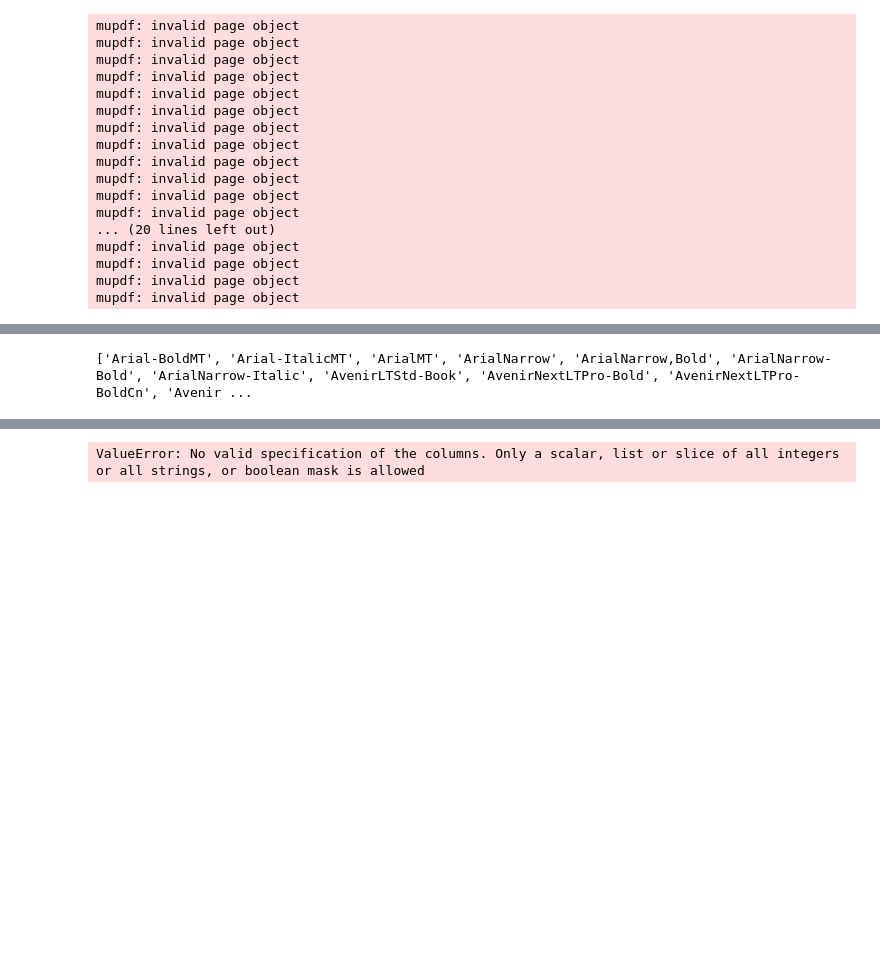
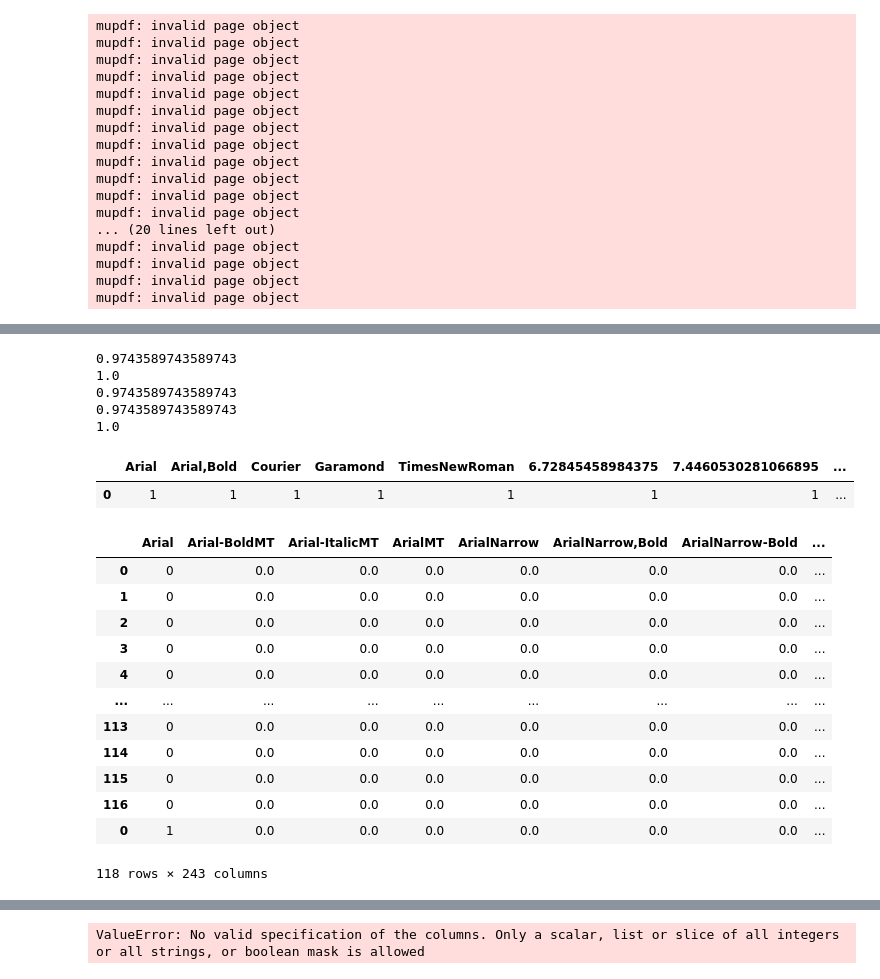
Before and after one commit to ak4728/proposal-automation, a Jupyter notebook: resumeClassifier.ipynb, the cells around one changed output, grey strips where cells are left out. Drawn from its saved outputs; the diff is of its cells as text; code cells hidden in the pictures; blank space fills up the shorter version.

Commit message:
upd classifier

```diff
--- a/resumeClassifier.ipynb
+++ b/resumeClassifier.ipynb
@@ -124,0 +139,40 @@ ml_data = ml_data.drop(columns=['name','fonts','size','color','body'])
+# %%
+from sklearn.feature_extraction.text import TfidfVectorizer
+from sklearn.model_selection import train_test_split
+from sklearn import tree
+from sklearn.ensemble import RandomForestClassifier
+from sklearn import svm
+from sklearn.naive_bayes import BernoulliNB
+from sklearn.naive_bayes import GaussianNB
+
+# Using Decision Tree Classifier on the data
+dtclf = tree.DecisionTreeClassifier()
+dtclf = dtclf.fit(resumes_train, y_train)
+print(dtclf.score(resumes_test, y_test))
+
+
+# Using Random Forest Classifier on the data
+rfclf = RandomForestClassifier()
+rfclf = rfclf.fit(resumes_train, y_train)
+print(rfclf.score(resumes_test, y_test))
+
+# Using SVM Classifier on the data
+model_svm = svm.SVC()
+model_svm = model_svm.fit(resumes_train, y_train)
+print(model_svm.score(resumes_test, y_test))
+
+# Using Bernoulli Naive Bayes Algorithm
+bnbclf = BernoulliNB()
+bnbclf = bnbclf.fit(resumes_train, y_train)
+print(bnbclf.score(resumes_test, y_test))
+
+# Using Gaussian Naive Bayes Algorithm
+gnbclf = GaussianNB()
+gnbclf = gnbclf.fit(resumes_train, y_train)
+print(gnbclf.score(resumes_test, y_test))
+# %% [output]
+0.9743589743589743
+1.0
+0.9743589743589743
+0.9743589743589743
+1.0
@@ -125 +238,24 @@ ml_data = ml_data.drop(columns=['name','fonts','size','color','body'])
+# %%
+ml_data
+# %% [output]
+|  | Arial | Arial,Bold | Courier | Garamond | TimesNewRoman | 6.72845458984375 | 7.4460530281066895 | ... |
+| 0 | 1 | 1 | 1 | 1 | 1 | 1 | 1 | ... |
+# %%
+df = ml_data2.append(ml_data[:,1:-2]).fillna(0)
+# %%
+df
+# %% [output]
+|  | Arial | Arial-BoldMT | Arial-ItalicMT | ArialMT | ArialNarrow | ArialNarrow,Bold | ArialNarrow-Bold | ... |
+| 0 | 0 | 0.0 | 0.0 | 0.0 | 0.0 | 0.0 | 0.0 | ... |
+| 1 | 0 | 0.0 | 0.0 | 0.0 | 0.0 | 0.0 | 0.0 | ... |
+| 2 | 0 | 0.0 | 0.0 | 0.0 | 0.0 | 0.0 | 0.0 | ... |
+| 3 | 0 | 0.0 | 0.0 | 0.0 | 0.0 | 0.0 | 0.0 | ... |
+| 4 | 0 | 0.0 | 0.0 | 0.0 | 0.0 | 0.0 | 0.0 | ... |
+| ... | ... | ... | ... | ... | ... | ... | ... | ... |
+| 113 | 0 | 0.0 | 0.0 | 0.0 | 0.0 | 0.0 | 0.0 | ... |
+| 114 | 0 | 0.0 | 0.0 | 0.0 | 0.0 | 0.0 | 0.0 | ... |
+| 115 | 0 | 0.0 | 0.0 | 0.0 | 0.0 | 0.0 | 0.0 | ... |
+| 116 | 0 | 0.0 | 0.0 | 0.0 | 0.0 | 0.0 | 0.0 | ... |
+| 0 | 1 | 0.0 | 0.0 | 0.0 | 0.0 | 0.0 | 0.0 | ... |
+118 rows × 243 columns
 # %%
@@ -131,6 +263,0 @@ resumes_train, resumes_test, y_train, y_test = train_test_split(train, label, te
-# %%
-clist = list(resumes_train.columns)
-clist.remove('body')
-print(clist)
-# %% [output]
-['Arial-BoldMT', 'Arial-ItalicMT', 'ArialMT', 'ArialNarrow', 'ArialNarrow,Bold', 'ArialNarrow-Bold', 'ArialNarrow-Italic', 'AvenirLTStd-Book', 'AvenirNextLTPro-Bold', 'AvenirNextLTPro-BoldCn', 'Avenir ...
```
Also changed, not shown: parts of 13 cells of this notebook.
